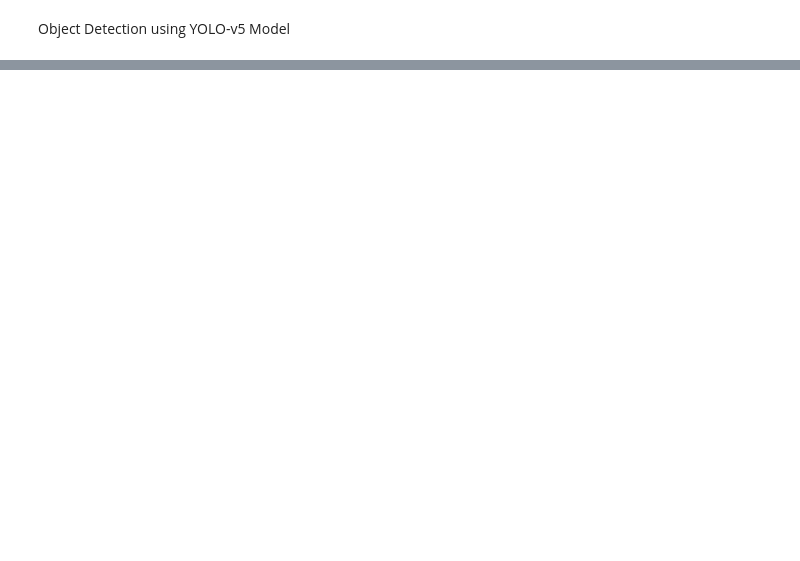
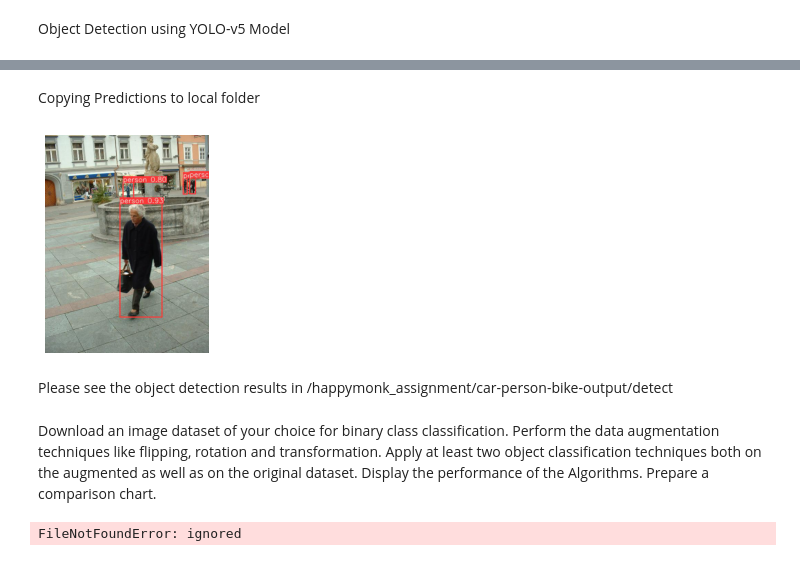
Before and after one commit to rohitgarg025/Happymonk_AI_Assignment, a Jupyter notebook: Untitled7.ipynb, the cells around one changed output, grey strips where cells are left out. Saved outputs shown, nothing was run; the diff lists cells and outputs as text; code cells hidden in the pictures; blank space fills up the shorter version.

```diff
--- a/Untitled7.ipynb
+++ b/Untitled7.ipynb
@@ -576,0 +563,2 @@ for filename in os.listdir(directory):
+# %% [markdown]
+Copying Predictions to local folder
@@ -576,0 +567,21 @@ for filename in os.listdir(directory):
+# %%
+import matplotlib.pyplot as plt
+from pathlib import Path
+i = 0
+pathlist = Path('/content/drive/MyDrive/happymonk_assignment/car-person-bike-output/detect').rglob('*.jpg')
+for path in pathlist:
+    if i > 4:
+        break
+     # because path is object not string
+    path_in_str = str(path)
+    image=plt.imread(path_in_str)
+    fig=plt.figure(figsize=(4,4))
+    _=plt.imshow(image)
+    _=plt.axis('off')
+    i = i + 100
+# %% [output]
+[figure, added]
+# %% [markdown]
+Please see the object detection results in /happymonk_assignment/car-person-bike-output/detect
+# %% [markdown]
+Download an image dataset of your choice for binary class classification. Perform the data augmentation techniques like flipping, rotation and transformation. Apply at least two object classification techniques both on the augmented as well as on the original dataset. Display the performance of the Algorithms. Prepare a comparison chart.
@@ -576,0 +600,5 @@ for filename in os.listdir(directory):
+# %%
+train_data = datasets.ImageFolder("/content/drive/MyDrive/happymonk_assignment/cat-dog/train", transform=transforms.ToTensor())
+test_data = datasets.ImageFolder("/content/drive/MyDrive/happymonk_assignment/cat-dog/test", transform=transforms.ToTensor())
+# %% [output]
+FileNotFoundError: ignored
```
Also changed, not shown: parts of 11 cells of this notebook.
